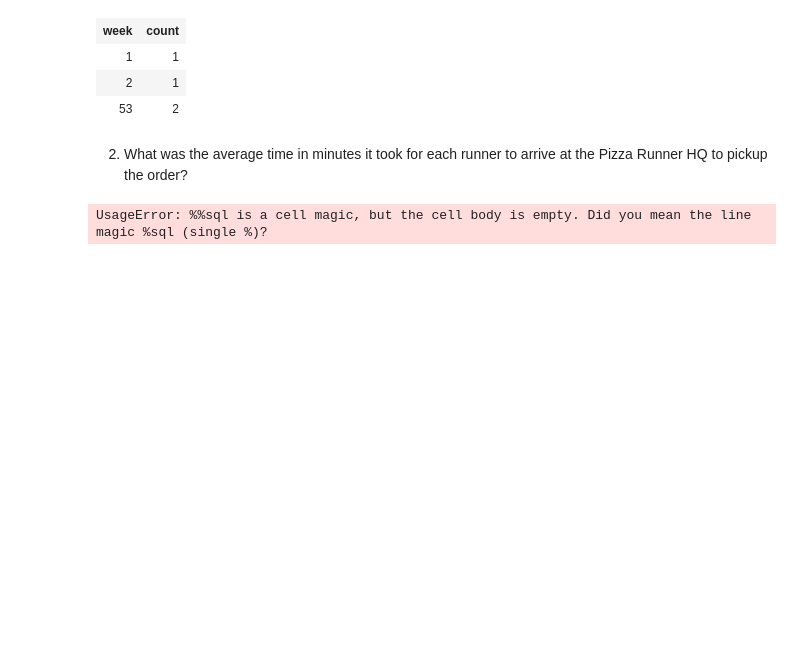
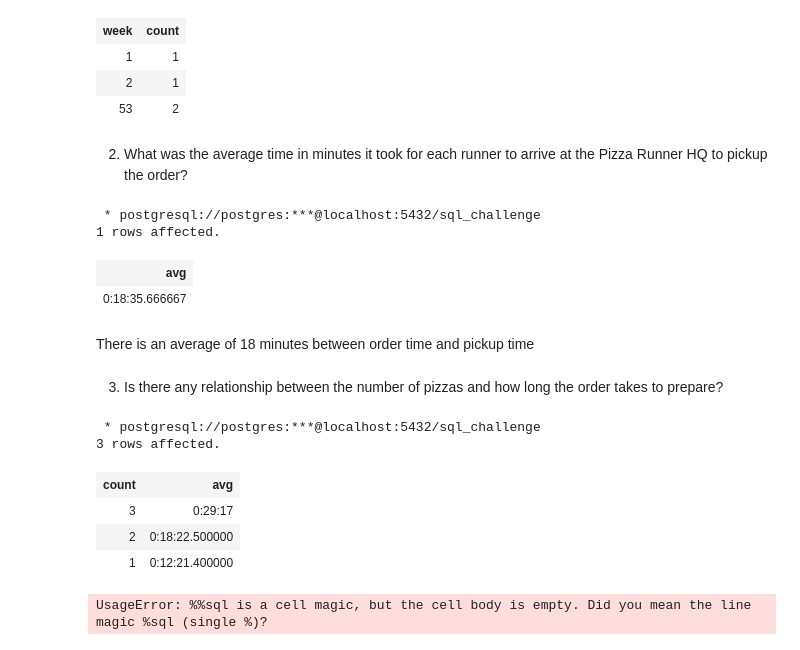
Before and after one commit to joshuaati/8_weeks_sql_challenge, a Jupyter notebook: week 2/01.ipynb, the cells around one changed output. Cells and saved outputs as stored; diff of their text form; code cells hidden in the pictures; blank space fills up the shorter version.

Commit message:
Runner and Customer Experience

```diff
--- a/week 2/01.ipynb
+++ b/week 2/01.ipynb
@@ -329,6 +329,42 @@ ORDER BY 1;
 | 53 | 2 |
 # %% [markdown]
 2. What was the average time in minutes it took for each runner to arrive at the Pizza Runner HQ to pickup the order?
+# %%
+%%sql
+SELECT AVG(minutes)
+FROM (
+    SELECT (pickup_time - order_time) AS minutes
+    FROM clean_customer_orders AS co
+        JOIN clean_runner_orders AS ro
+        ON co.order_id = ro.order_id
+        WHERE ro.pickup_time IS NOT NULL) AS arrival_time
+# %% [output]
+ * postgresql://postgres:***@localhost:5432/sql_challenge
+1 rows affected.
+| avg |
+| 0:18:35.666667 |
+# %% [markdown]
+There is an average of 18 minutes between order time and pickup time
+# %% [markdown]
+3. Is there any relationship between the number of pizzas and how long the order takes to prepare?
+# %%
+%%sql
+SELECT count, AVG(minutes)
+FROM(
+    SELECT co.order_id, count(*), (pickup_time - order_time) AS minutes
+    FROM clean_customer_orders AS co
+        JOIN clean_runner_orders AS ro
+        ON co.order_id = ro.order_id
+        WHERE ro.pickup_time IS NOT NULL
+    GROUP BY 1,3) AS cpm
+GROUP BY 1
+# %% [output]
+ * postgresql://postgres:***@localhost:5432/sql_challenge
+3 rows affected.
+| count | avg |
+| 3 | 0:29:17 |
+| 2 | 0:18:22.500000 |
+| 1 | 0:12:21.400000 |
 # %%
 %%sql
 # %% [output]
```
Also changed, not shown: parts of 4 cells of this notebook.
